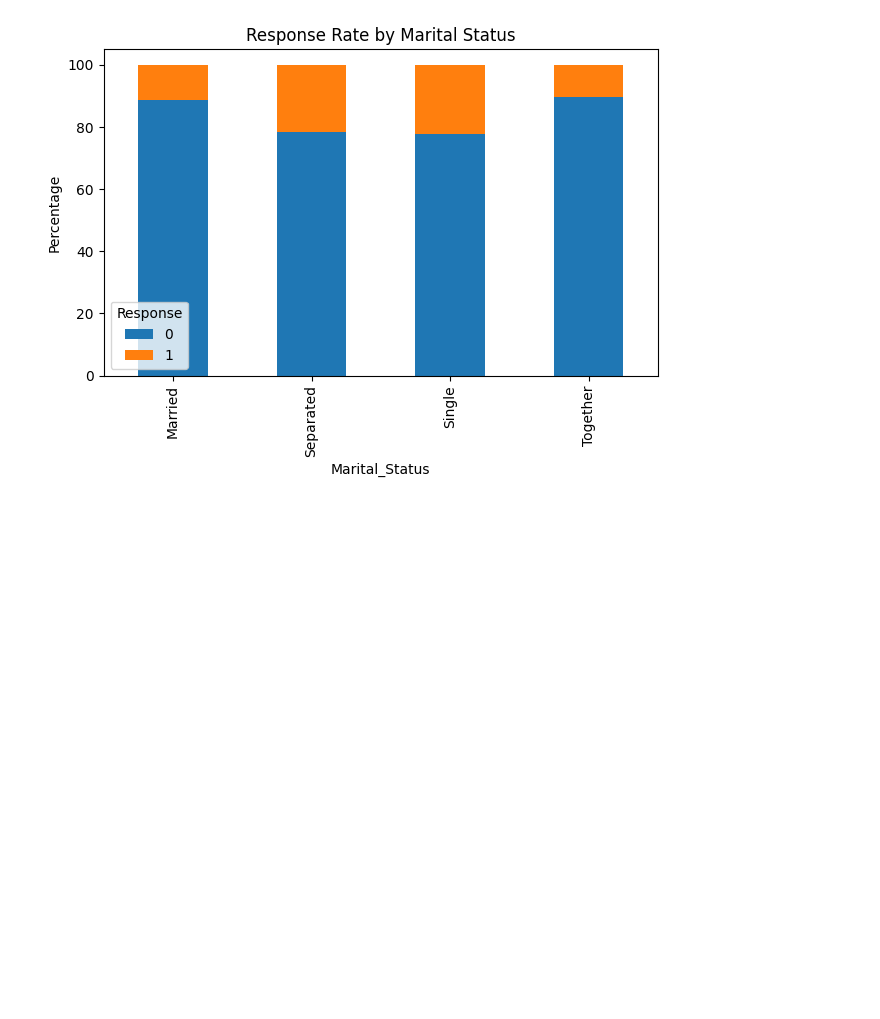
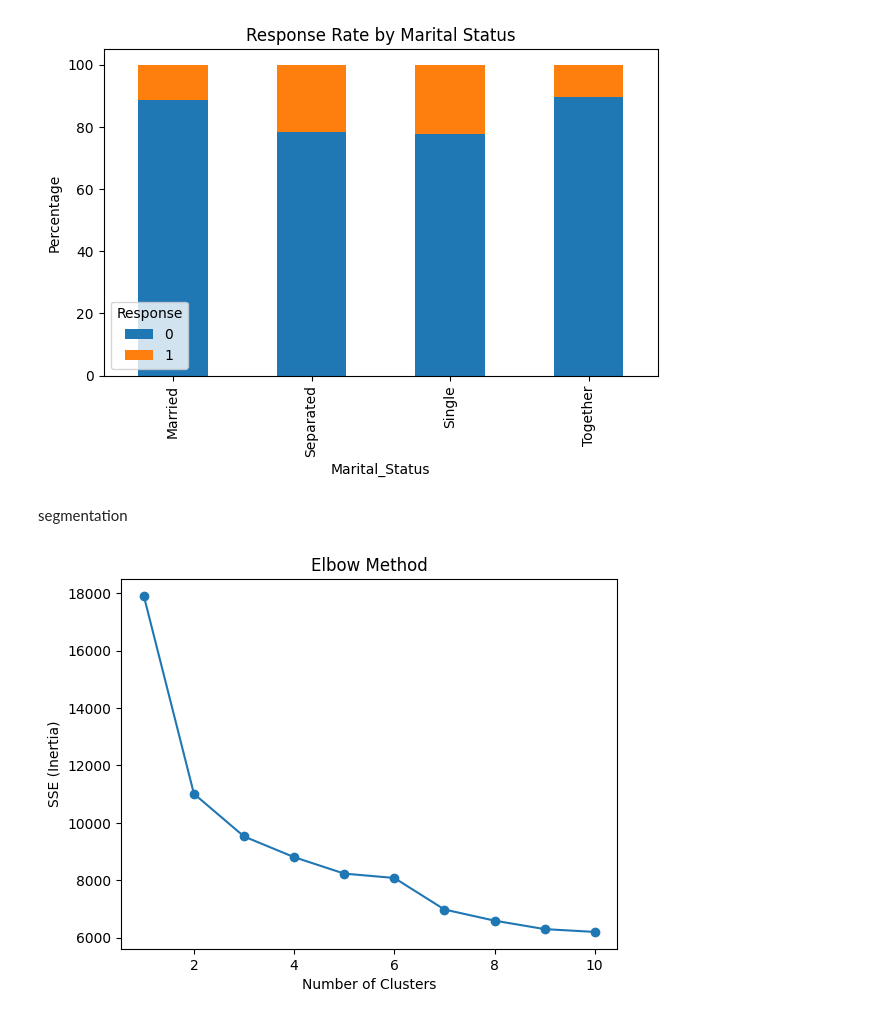
Before and after one commit to DataBells/marketing_project, a Jupyter notebook: marketing_analysis.ipynb, the cells around one changed output. Drawn from its saved outputs; the diff is of its cells as text; code cells hidden in the pictures; blank space fills up the shorter version.

Commit message:
add segmentation

```diff
--- a/marketing_analysis.ipynb
+++ b/marketing_analysis.ipynb
@@ -368,3 +368,30 @@ plt.tight_layout()
 plt.show()
 # %% [output]
 [figure]
+# %% [markdown]
+segmentation
+# %%
+features = df[['Income', 'Recency', 'MntWines', 'MntFruits', 'MntMeatProducts',
+               'MntFishProducts', 'MntSweetProducts', 'MntGoldProds']]
+# %%
+from sklearn.preprocessing import StandardScaler
+
+scaler = StandardScaler()
+scaled_features = scaler.fit_transform(features)
+# %%
+from sklearn.cluster import KMeans
+import matplotlib.pyplot as plt
+
+sse = []
+for k in range(1, 11):
+    kmeans = KMeans(n_clusters=k, random_state=42)
+    kmeans.fit(scaled_features)
+    sse.append(kmeans.inertia_)
+
+plt.plot(range(1, 11), sse, marker='o')
+plt.xlabel('Number of Clusters')
+plt.ylabel('SSE (Inertia)')
+plt.title('Elbow Method')
+plt.show()
+# %% [output]
+[figure, added]
```
Also changed, not shown: parts of 2 cells of this notebook.
